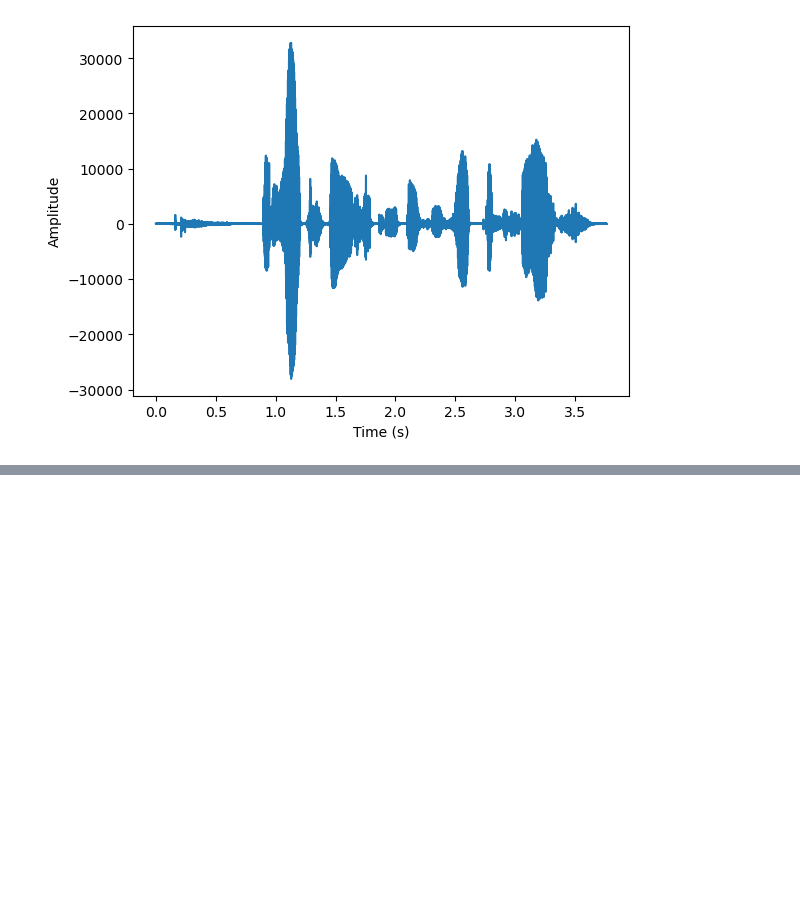
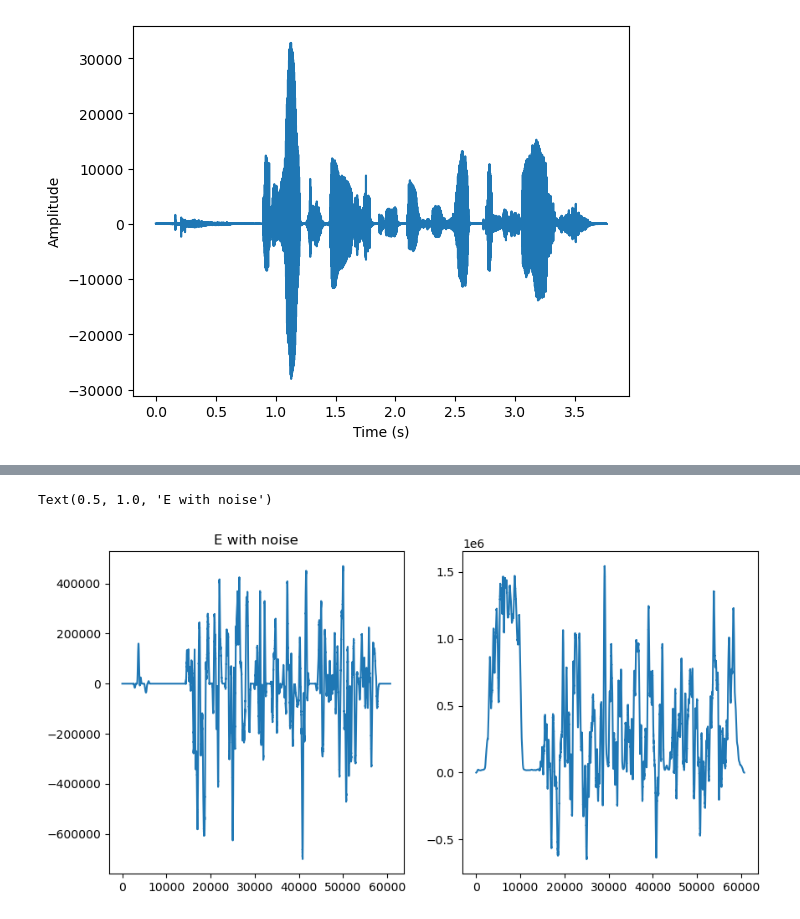
Before and after one commit to ElGreKost/DSP-Lab-Suite, a Jupyter notebook: Digital-Signal-Processing/dsp_project1/dsp_lab1_code.ipynb, the cells around one changed output, grey strips where cells are left out. Saved outputs shown, nothing was run; the diff lists cells and outputs as text; code cells hidden in the pictures; blank space fills up the shorter version.

```diff
--- a/Digital-Signal-Processing/dsp_project1/dsp_lab1_code.ipynb
+++ b/Digital-Signal-Processing/dsp_project1/dsp_lab1_code.ipynb
@@ -462,0 +452,13 @@ wav_file.close()
+# %%
+w = np.hamming(30 * 16)
+E = np.convolve(_signal * _signal, w)
+E_with_noise = np.convolve(signal * signal, w)
+
+fig, (ax1, ax2) = plt.subplots(1, 2, figsize=(10, 5))
+ax1.plot(E)
+ax1.set_title('E without noise')
+ax2.plot(E_with_noise)
+ax1.set_title('E with noise')
+# %% [output]
+Text(0.5, 1.0, 'E with noise')
+[figure, added]
```
Also changed, not shown: parts of 23 cells of this notebook.
